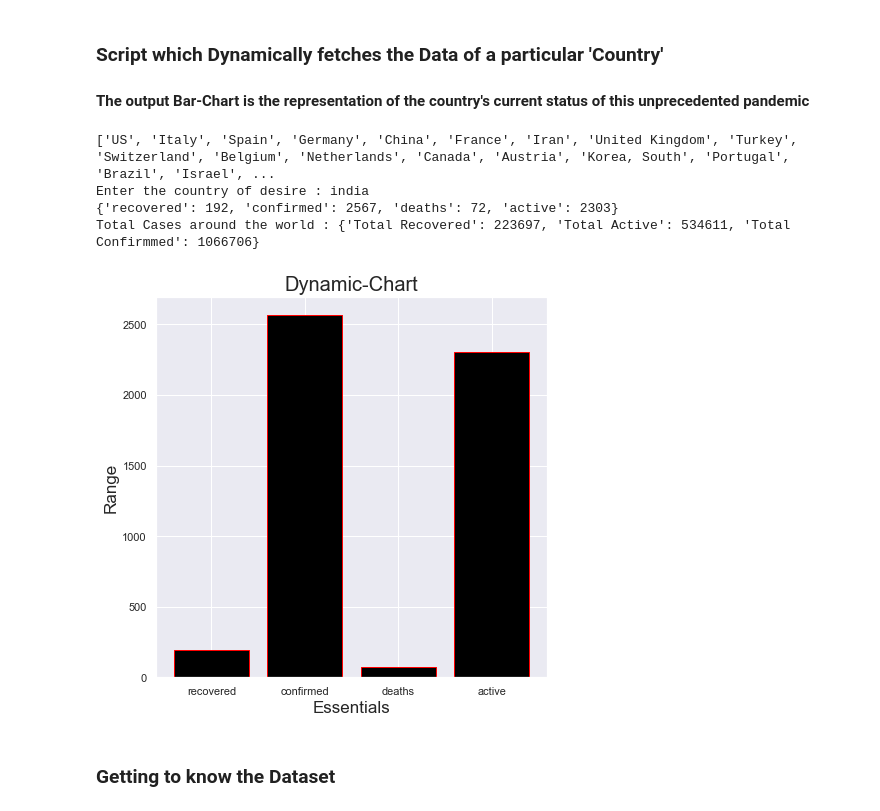
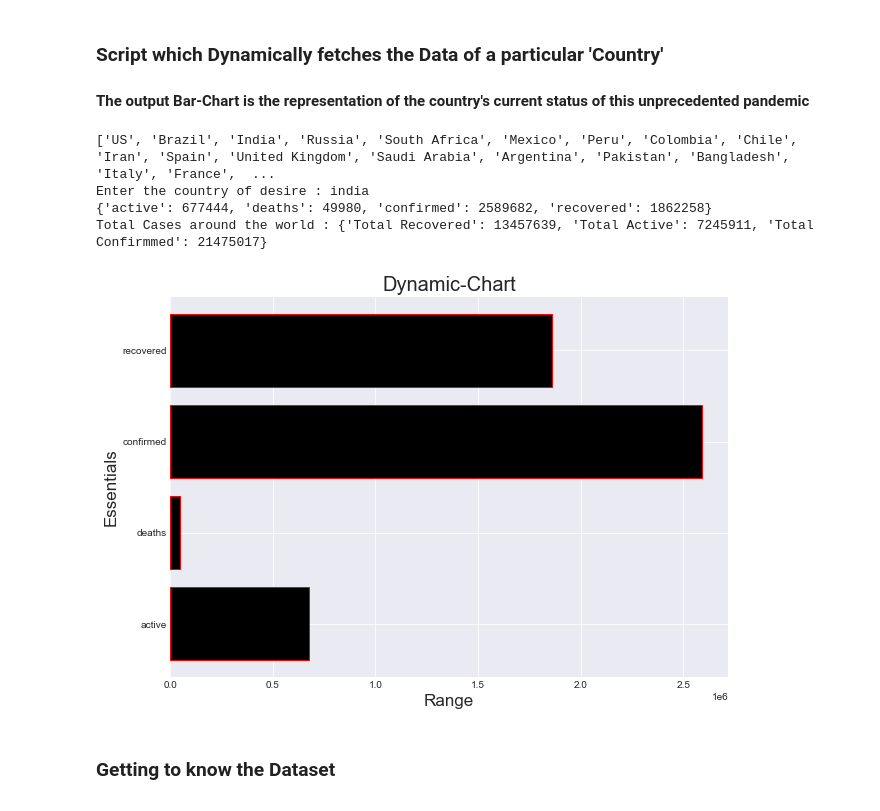
Before and after one commit to r0han99/Covid19-ML-Application, a Jupyter notebook: JupyterNotebook/Covid-19- Analysis,Prediction & Visualisation .ipynb, the cells around one changed output. Saved outputs shown, nothing was run; the diff lists cells and outputs as text; code cells hidden in the pictures.

```diff
--- a/JupyterNotebook/Covid-19- Analysis,Prediction & Visualisation .ipynb
+++ b/JupyterNotebook/Covid-19- Analysis,Prediction & Visualisation .ipynb
@@ -16,7 +18,7 @@ from sklearn.linear_model import LinearRegression
 from sklearn.metrics import mean_squared_error, r2_score
 from sklearn.model_selection import train_test_split
 import datetime
-sns.set(style = 'darkgrid')
+from matplotlib import style
 # %% [markdown]
 ### __Script which Dynamically fetches the Data of a particular 'Country'__
 #### The output Bar-Chart is the representation of the country's  current status of this unprecedented pandemic
@@ -39,41 +41,42 @@ while True:
     else:
          data = covid.get_status_by_country_name(country)
 
     break
 
 dictionary = {
      key : data[key]
 
 
      for key in data.keys() & ("confirmed","active","deaths","recovered")
 }
 
 
 key = list(dictionary.keys())
 values = list(map(int,dictionary.values()))
 
 print(dictionary)
 
 active_tot = int(covid.get_total_active_cases())
 recovered_tot = int(covid.get_total_recovered())
 confirmed_tot = int(covid.get_total_confirmed_cases())
 
 total_numericals = dict({'Total Recovered' : recovered_tot, 'Total Active' : active_tot, 'Total Confirmmed': confirmed_tot,})
 
 print("Total Cases around the world : {} ".format(total_numericals))
 
-plt.figure(figsize=(7,7))
+plt.figure(figsize=(10,7))
+plt.style.use('seaborn-darkgrid')
 plt.title("Dynamic-Chart",size=20)
-plt.xlabel("Essentials",size=17)
-plt.ylabel("Range",size=17)
-plt.bar(key,values,color='black',edgecolor = 'red')
+plt.xlabel("Range",size=17)
+plt.ylabel("Essentials",size=17)
+plt.barh(key,values,color='black',edgecolor = 'red')
 plt.show()
 # %% [output]
-['US', 'Italy', 'Spain', 'Germany', 'China', 'France', 'Iran', 'United Kingdom', 'Turkey', 'Switzerland', 'Belgium', 'Netherlands', 'Canada', 'Austria', 'Korea, South', 'Portugal', 'Brazil', 'Israel', ...
+['US', 'Brazil', 'India', 'Russia', 'South Africa', 'Mexico', 'Peru', 'Colombia', 'Chile', 'Iran', 'Spain', 'United Kingdom', 'Saudi Arabia', 'Argentina', 'Pakistan', 'Bangladesh', 'Italy', 'France',  ...
 Enter the country of desire : india
-{'recovered': 192, 'confirmed': 2567, 'deaths': 72, 'active': 2303}
-Total Cases around the world : {'Total Recovered': 223697, 'Total Active': 534611, 'Total Confirmmed': 1066706}
+{'active': 677444, 'deaths': 49980, 'confirmed': 2589682, 'recovered': 1862258}
+Total Cases around the world : {'Total Recovered': 13457639, 'Total Active': 7245911, 'Total Confirmmed': 21475017}
-[figure, old version]
+[figure, new version]
 # %% [markdown]
 ### __Getting to know the Dataset__
 # %%
```
Also changed, not shown: parts of 27 cells of this notebook, 5 other files.
